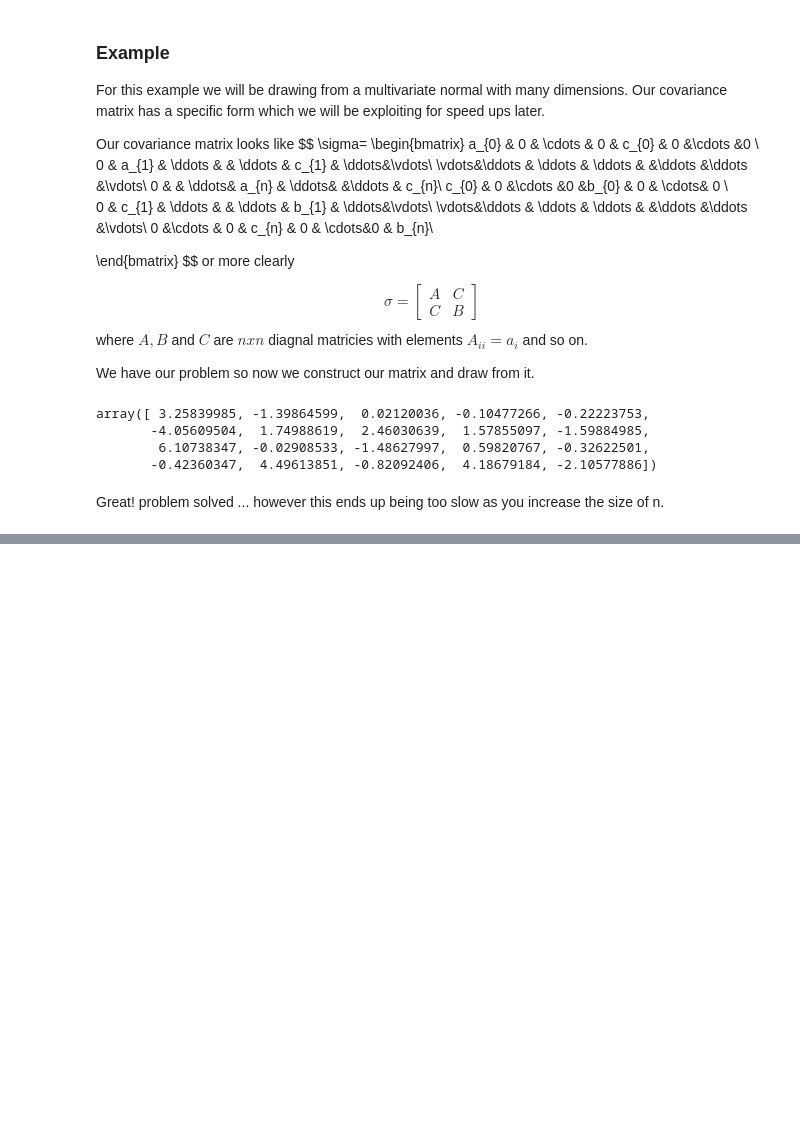
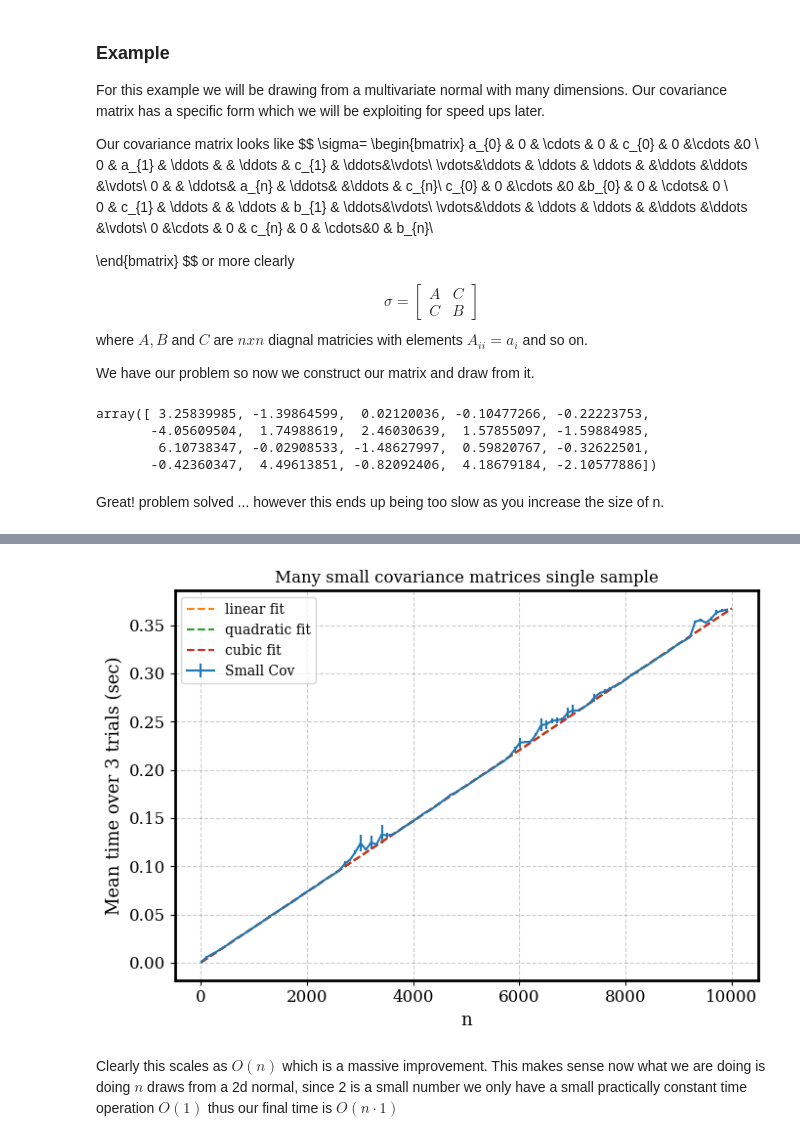
Before and after one commit to DanielWarshofsky/UMN_LIGO_Group_Python_tips_and_tricks, a Jupyter notebook: MultiProcessing/manual_math.ipynb, the cells around one changed output, grey strips where cells are left out. Saved outputs shown, nothing was run; the diff lists cells and outputs as text; code cells hidden in the pictures; blank space fills up the shorter version.

```diff
--- a/MultiProcessing/manual_math.ipynb
+++ b/MultiProcessing/manual_math.ipynb
@@ -115,0 +172,28 @@ This scales poorly with n. Infact it scales as $O(n^3)$ as you can see in the fi
+# %%
+small_cov_times=[]
+N_fast=np.arange(10,10000,100)
+for n in N_fast:
+    setup=f'a,b,c=rng.uniform(.1,10,{n}),rng.uniform(.1,10,{n}),rng.uniform(.1,10,{n})'
+    t=timeit.Timer('small_cov_nvm(a,b,c)',globals=globals(),setup=setup).repeat(3,1)
+    small_cov_times.append([np.mean(t),np.std(t)])
+small_cov_times=np.array(small_cov_times)
+cubic_fit_small_cov=curve_fit(cube,N_fast,small_cov_times[:,0],sigma=small_cov_times[:,1])[0]
+linear_fit_small_cov=curve_fit(lin,N_fast,small_cov_times[:,0],sigma=small_cov_times[:,1])[0]
+quadratic_fit_small_cov=curve_fit(quad,N_fast,small_cov_times[:,0],sigma=small_cov_times[:,1])[0]
+# %%
+fix,ax=plt.subplots()
+#ax.errorbar(x=N,y=large_cov_times[:,0],yerr=large_cov_times[:,1],label='Large Cov')
+ax.errorbar(x=N_fast,y=small_cov_times[:,0],yerr=small_cov_times[:,1],label='Small Cov')
+x=np.linspace(10,10000,len(N_fast))
+ax.plot(x,x*linear_fit_small_cov[0],linestyle='--',label='linear fit')
+ax.plot(x,x*quadratic_fit_small_cov[0]+x**2*quadratic_fit_small_cov[1],linestyle='--',label='quadratic fit')
+ax.plot(x,x*cubic_fit_small_cov[0]+x**2*cubic_fit_small_cov[1]+x**3*cubic_fit_small_cov[2],linestyle='--',label='cubic fit')
+ax.set_xlabel('n')
+ax.set_ylabel('Mean time over 3 trials (sec)')
+ax.set_title('Many small covariance matrices single sample')
+ax.legend()
+plt.tight_layout()
+# %% [output]
+[figure, added]
+# %% [markdown]
+Clearly this scales as $O(n)$ which is a massive improvement. This makes sense now what we are doing is doing $n$ draws from a 2d normal, since 2 is a small number we only have a small practically constant time operation $O(1)$ thus our final time is $O(n\cdot 1)$
```
Also changed, not shown: parts of 14 cells of this notebook, 1 other file.
